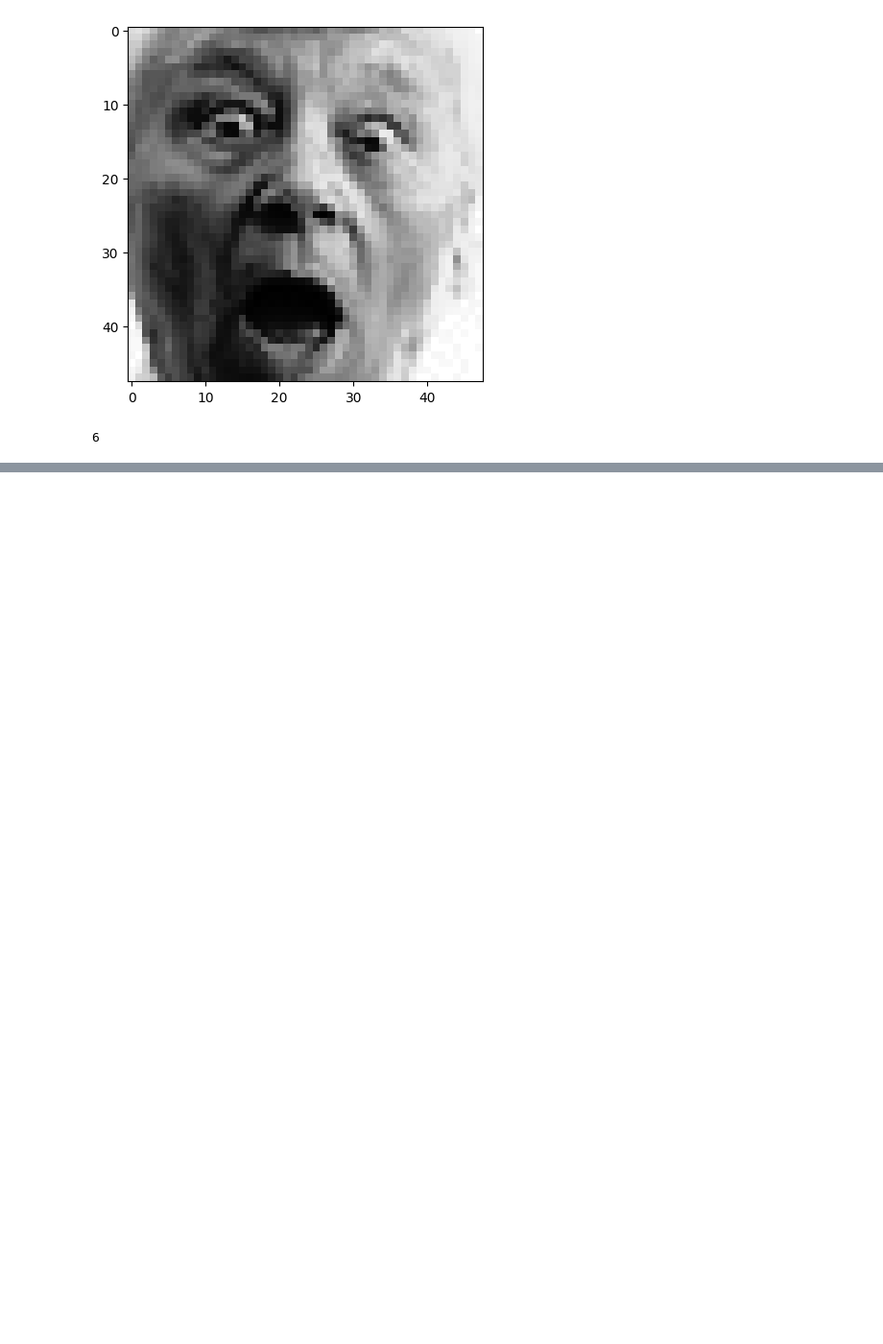
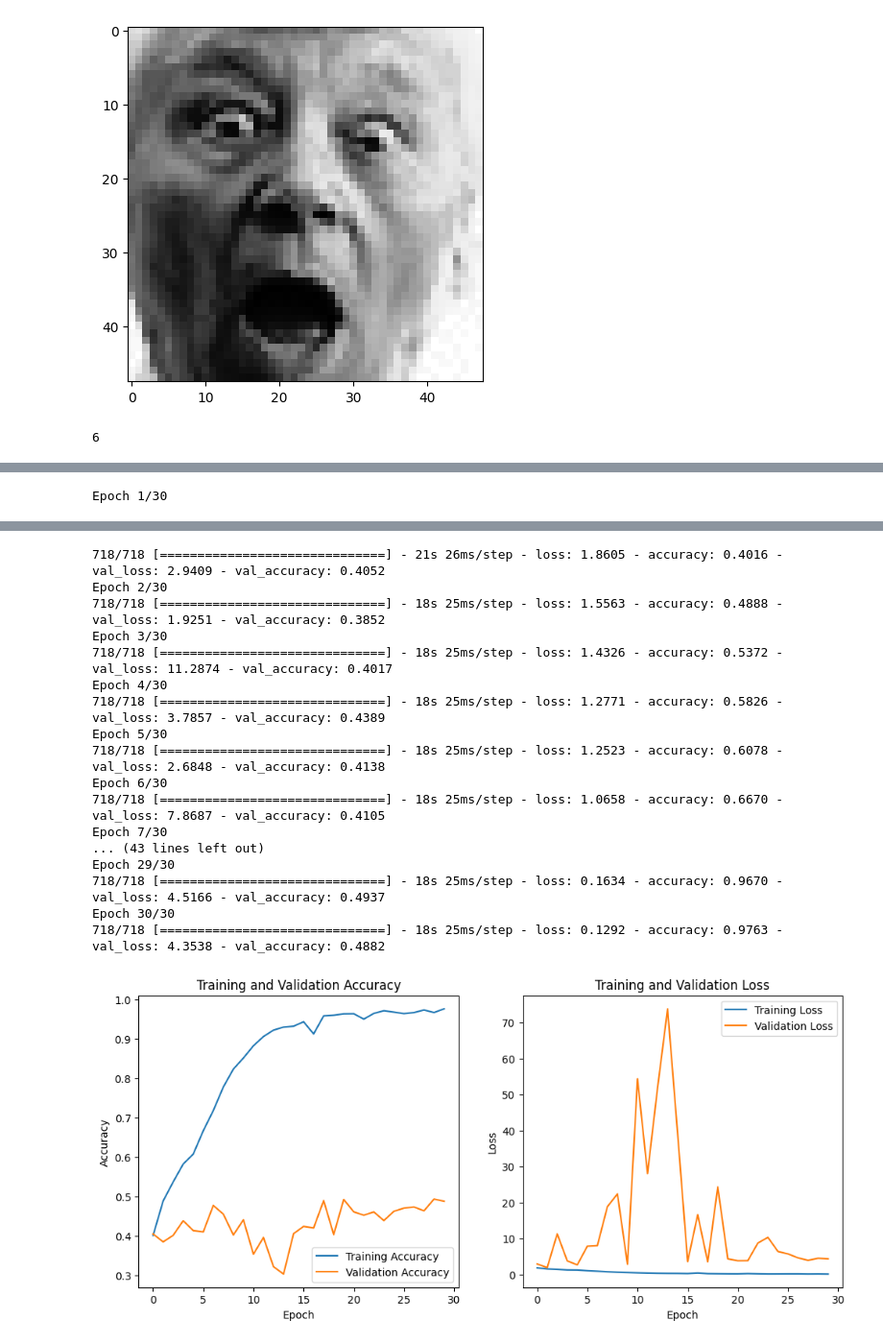
Before and after one commit to Mersen130/Facial-Expression-Recognition-CNN, a Jupyter notebook: train.ipynb, the cells around one changed output, grey strips where cells are left out. Shown at 96% size. Saved outputs shown, nothing was run; the diff lists cells and outputs as text; code cells hidden in the pictures; blank space fills up the shorter version.

```diff
--- a/train.ipynb
+++ b/train.ipynb
@@ -104,0 +519,4 @@ train_y[-1]
+# %%
+train(MSFF_CNN_dropout_l2reg)
+# %% [output]
+Epoch 1/30
@@ -104,0 +524,18 @@ train_y[-1]
+718/718 [==============================] - 21s 26ms/step - loss: 1.8605 - accuracy: 0.4016 - val_loss: 2.9409 - val_accuracy: 0.4052
+Epoch 2/30
+718/718 [==============================] - 18s 25ms/step - loss: 1.5563 - accuracy: 0.4888 - val_loss: 1.9251 - val_accuracy: 0.3852
+Epoch 3/30
+718/718 [==============================] - 18s 25ms/step - loss: 1.4326 - accuracy: 0.5372 - val_loss: 11.2874 - val_accuracy: 0.4017
+Epoch 4/30
+718/718 [==============================] - 18s 25ms/step - loss: 1.2771 - accuracy: 0.5826 - val_loss: 3.7857 - val_accuracy: 0.4389
+Epoch 5/30
+718/718 [==============================] - 18s 25ms/step - loss: 1.2523 - accuracy: 0.6078 - val_loss: 2.6848 - val_accuracy: 0.4138
+Epoch 6/30
+718/718 [==============================] - 18s 25ms/step - loss: 1.0658 - accuracy: 0.6670 - val_loss: 7.8687 - val_accuracy: 0.4105
+Epoch 7/30
+... (43 lines left out)
+Epoch 29/30
+718/718 [==============================] - 18s 25ms/step - loss: 0.1634 - accuracy: 0.9670 - val_loss: 4.5166 - val_accuracy: 0.4937
+Epoch 30/30
+718/718 [==============================] - 18s 25ms/step - loss: 0.1292 - accuracy: 0.9763 - val_loss: 4.3538 - val_accuracy: 0.4882
+[figure, added]
```
Also changed, not shown: parts of 29 cells of this notebook, 1 other file.
